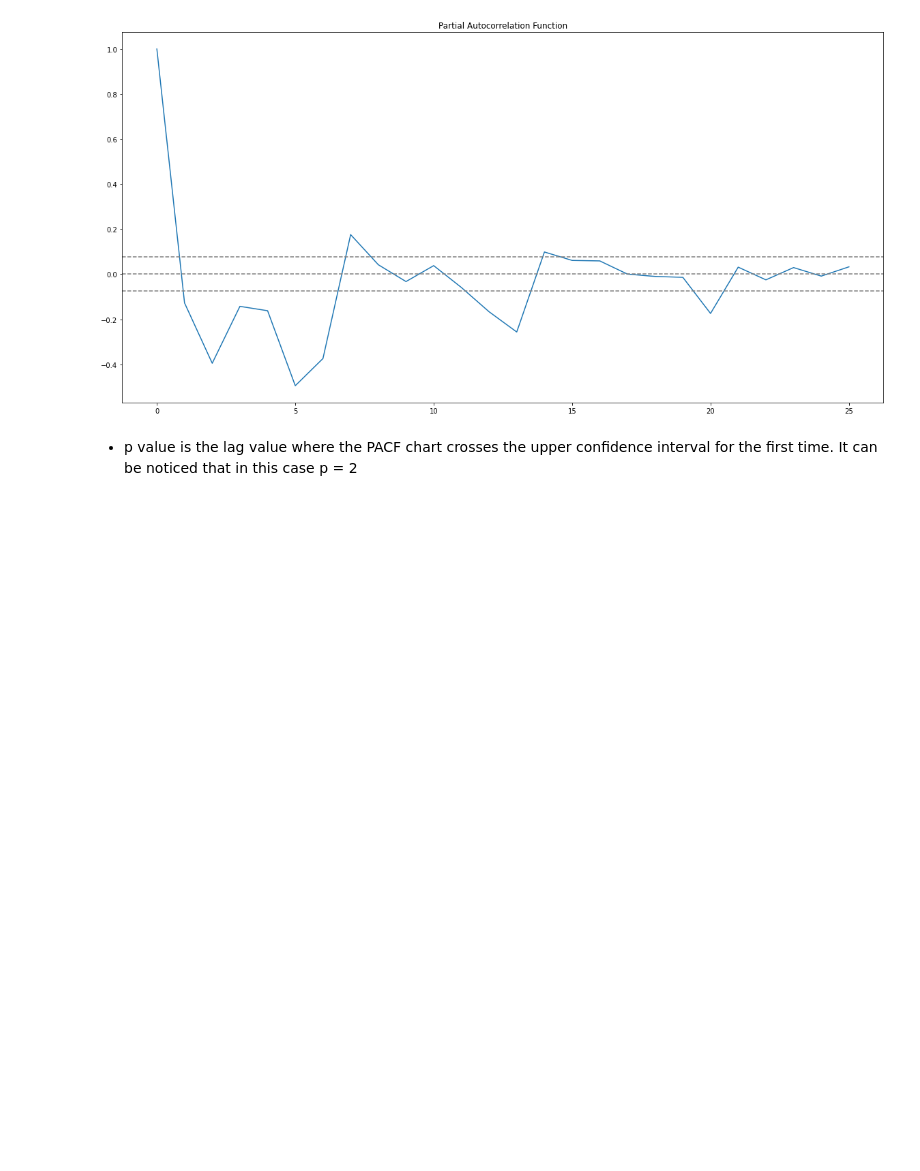
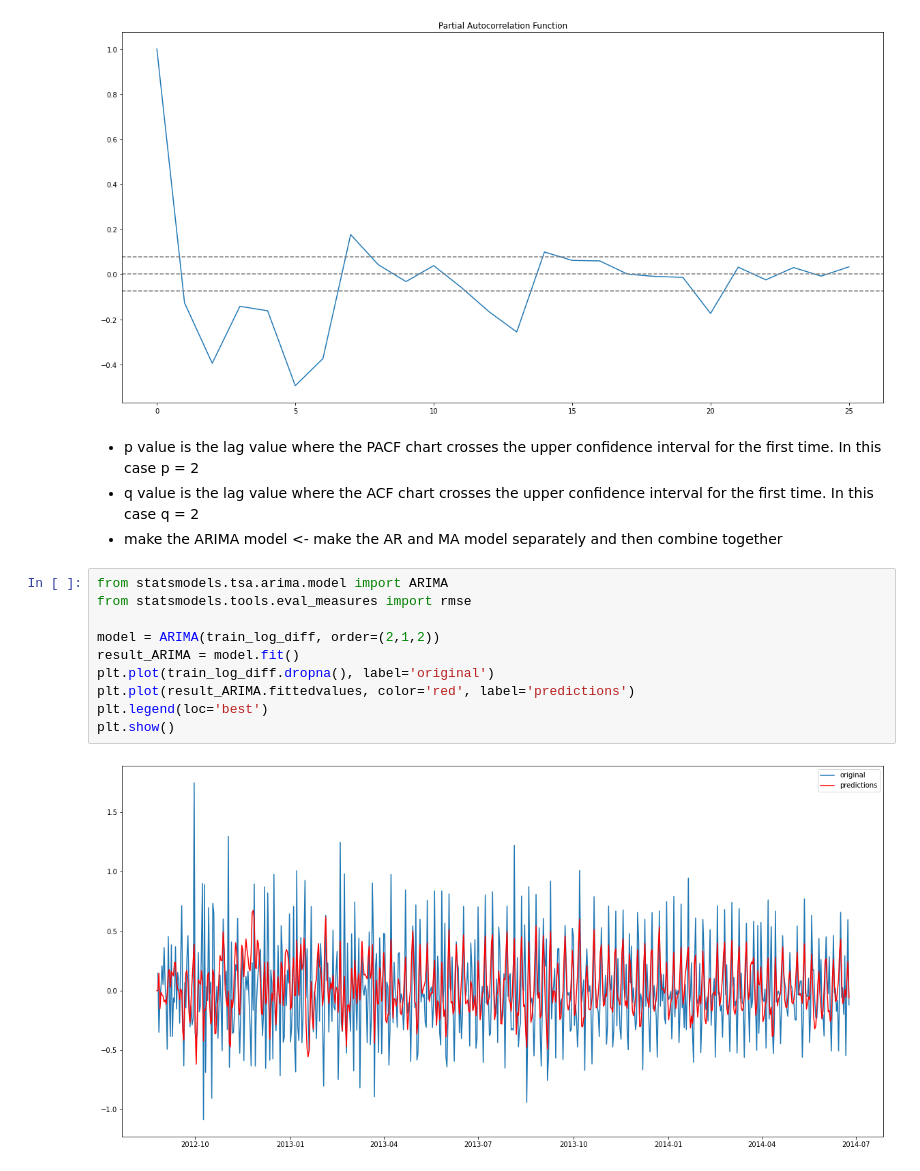
Before and after one commit to eunmi228/Time_Series, a Jupyter notebook: TimeSeriesForecasting/forecasting_jetrail.ipynb, the cells around one changed output. Drawn from its saved outputs; the diff is of its cells as text; blank space fills up the shorter version.

Commit message:
add ARIMA model prediction

```diff
--- a/TimeSeriesForecasting/forecasting_jetrail.ipynb
+++ b/TimeSeriesForecasting/forecasting_jetrail.ipynb
@@ -408,4 +408,18 @@ plt.show()
 [figure]
 [figure]
 # %% [markdown]
-- p value is the lag value where the PACF chart crosses the upper confidence interval for the first time. It can be noticed that in this case p = 2
+- p value is the lag value where the PACF chart crosses the upper confidence interval for the first time. In this case p = 2
+- q value is the lag value where the ACF chart crosses the upper confidence interval for the first time. In this case q = 2
+- make the ARIMA model <- make the AR and MA model separately and then combine together
+# %%
+from statsmodels.tsa.arima.model import ARIMA
+from statsmodels.tools.eval_measures import rmse
+
+model = ARIMA(train_log_diff, order=(2,1,2))
+result_ARIMA = model.fit()
+plt.plot(train_log_diff.dropna(), label='original')
+plt.plot(result_ARIMA.fittedvalues, color='red', label='predictions')
+plt.legend(loc='best')
+plt.show()
+# %% [output]
+[figure, added]
```
Also changed, not shown: parts of 3 cells of this notebook.
